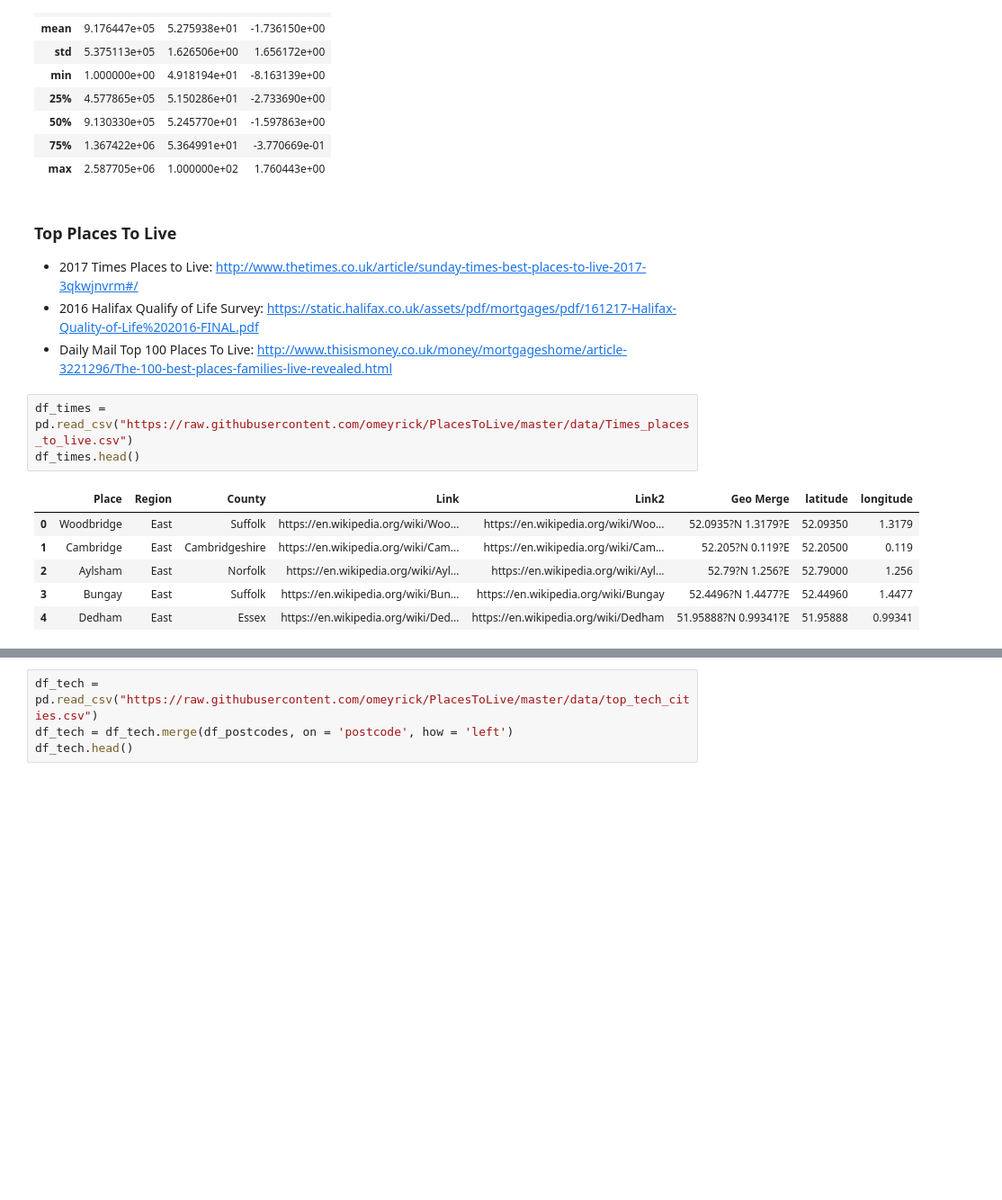
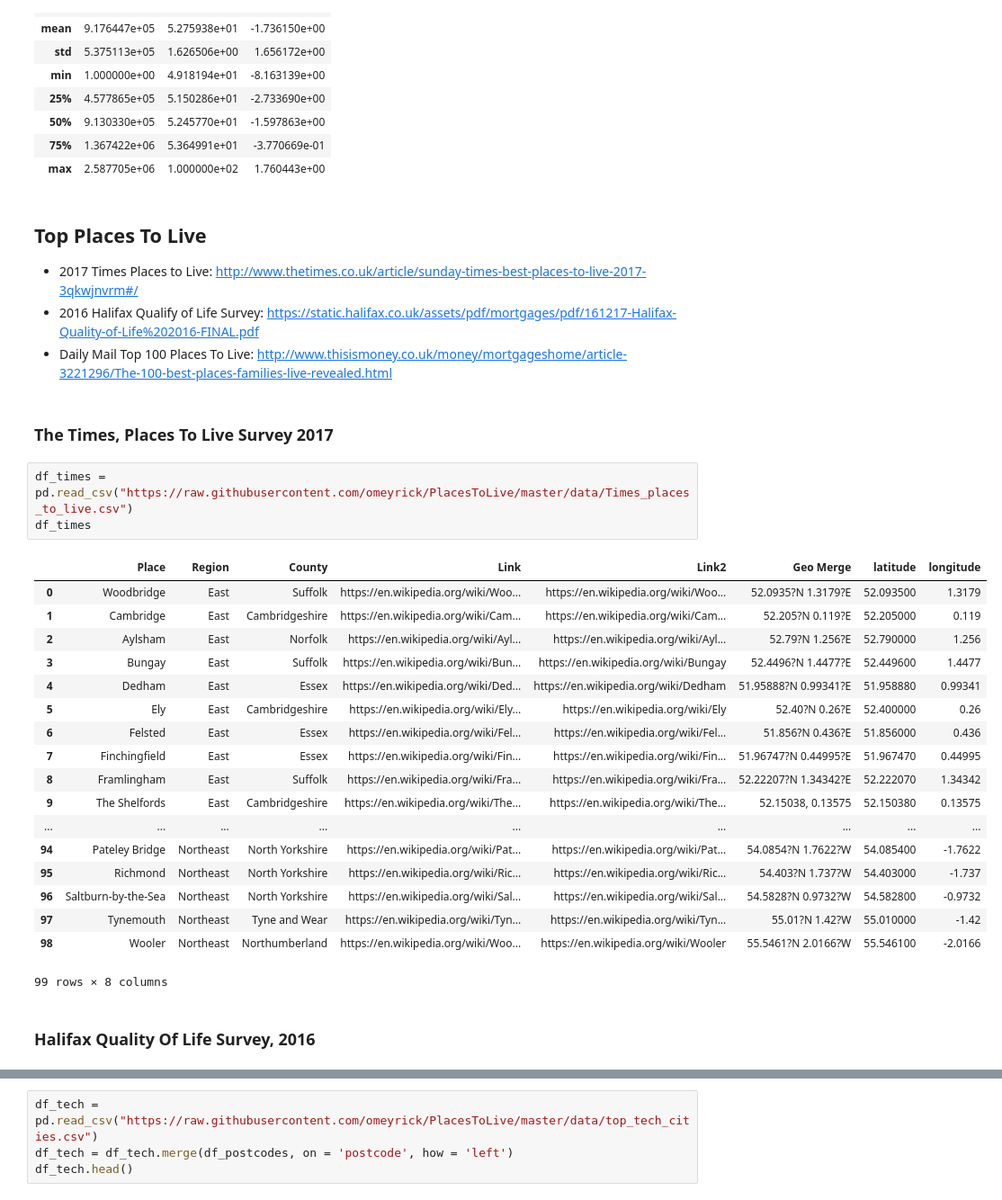
Before and after one commit to omeyrick/PlacesToLive, a Jupyter notebook: Jupyter - PlacesToLive.ipynb, the cells around one changed output, grey strips where cells are left out. Shown at 90% size. Saved outputs shown, nothing was run; the diff lists cells and outputs as text; blank space fills up the shorter version.

```diff
--- a/Jupyter - PlacesToLive.ipynb
+++ b/Jupyter - PlacesToLive.ipynb
@@ -25,20 +28,36 @@ df_postcodes.describe()
 | 75% | 1.367422e+06 | 5.364991e+01 | -3.770669e-01 |
 | max | 2.587705e+06 | 1.000000e+02 | 1.760443e+00 |
 # %% [markdown]
-### Top Places To Live
+## Top Places To Live
 
 * 2017 Times Places to Live: http://www.thetimes.co.uk/article/sunday-times-best-places-to-live-2017-3qkwjnvrm#/
 * 2016 Halifax Qualify of Life Survey: https://static.halifax.co.uk/assets/pdf/mortgages/pdf/161217-Halifax-Quality-of-Life%202016-FINAL.pdf
 * Daily Mail Top 100 Places To Live: http://www.thisismoney.co.uk/money/mortgageshome/article-3221296/The-100-best-places-families-live-revealed.html
+# %% [markdown]
+### The Times, Places To Live Survey 2017
 # %%
 df_times = pd.read_csv("https://raw.githubusercontent.com/omeyrick/PlacesToLive/master/data/Times_places_to_live.csv")
-df_times.head()
+df_times
 # %% [output]
 |  | Place | Region | County | Link | Link2 | Geo Merge | latitude | longitude |
-| 0 | Woodbridge | East | Suffolk | https://en.wikipedia.org/wiki/Woo... | https://en.wikipedia.org/wiki/Woo... | 52.0935?N 1.3179?E | 52.09350 | 1.3179 |
-| 1 | Cambridge | East | Cambridgeshire | https://en.wikipedia.org/wiki/Cam... | https://en.wikipedia.org/wiki/Cam... | 52.205?N 0.119?E | 52.20500 | 0.119 |
-| 2 | Aylsham | East | Norfolk | https://en.wikipedia.org/wiki/Ayl... | https://en.wikipedia.org/wiki/Ayl... | 52.79?N 1.256?E | 52.79000 | 1.256 |
-| 3 | Bungay | East | Suffolk | https://en.wikipedia.org/wiki/Bun... | https://en.wikipedia.org/wiki/Bungay | 52.4496?N 1.4477?E | 52.44960 | 1.4477 |
-| 4 | Dedham | East | Essex | https://en.wikipedia.org/wiki/Ded... | https://en.wikipedia.org/wiki/Dedham | 51.95888?N 0.99341?E | 51.95888 | 0.99341 |
+| 0 | Woodbridge | East | Suffolk | https://en.wikipedia.org/wiki/Woo... | https://en.wikipedia.org/wiki/Woo... | 52.0935?N 1.3179?E | 52.093500 | 1.3179 |
+| 1 | Cambridge | East | Cambridgeshire | https://en.wikipedia.org/wiki/Cam... | https://en.wikipedia.org/wiki/Cam... | 52.205?N 0.119?E | 52.205000 | 0.119 |
+| 2 | Aylsham | East | Norfolk | https://en.wikipedia.org/wiki/Ayl... | https://en.wikipedia.org/wiki/Ayl... | 52.79?N 1.256?E | 52.790000 | 1.256 |
+| 3 | Bungay | East | Suffolk | https://en.wikipedia.org/wiki/Bun... | https://en.wikipedia.org/wiki/Bungay | 52.4496?N 1.4477?E | 52.449600 | 1.4477 |
+| 4 | Dedham | East | Essex | https://en.wikipedia.org/wiki/Ded... | https://en.wikipedia.org/wiki/Dedham | 51.95888?N 0.99341?E | 51.958880 | 0.99341 |
+| 5 | Ely | East | Cambridgeshire | https://en.wikipedia.org/wiki/Ely... | https://en.wikipedia.org/wiki/Ely | 52.40?N 0.26?E | 52.400000 | 0.26 |
+| 6 | Felsted | East | Essex | https://en.wikipedia.org/wiki/Fel... | https://en.wikipedia.org/wiki/Fel... | 51.856?N 0.436?E | 51.856000 | 0.436 |
+| 7 | Finchingfield | East | Essex | https://en.wikipedia.org/wiki/Fin... | https://en.wikipedia.org/wiki/Fin... | 51.96747?N 0.44995?E | 51.967470 | 0.44995 |
+| 8 | Framlingham | East | Suffolk | https://en.wikipedia.org/wiki/Fra... | https://en.wikipedia.org/wiki/Fra... | 52.22207?N 1.34342?E | 52.222070 | 1.34342 |
+| 9 | The Shelfords | East | Cambridgeshire | https://en.wikipedia.org/wiki/The... | https://en.wikipedia.org/wiki/The... | 52.15038, 0.13575 | 52.150380 | 0.13575 |
+| ... | ... | ... | ... | ... | ... | ... | ... | ... |
+| 94 | Pateley Bridge | Northeast | North Yorkshire | https://en.wikipedia.org/wiki/Pat... | https://en.wikipedia.org/wiki/Pat... | 54.0854?N 1.7622?W | 54.085400 | -1.7622 |
+| 95 | Richmond | Northeast | North Yorkshire | https://en.wikipedia.org/wiki/Ric... | https://en.wikipedia.org/wiki/Ric... | 54.403?N 1.737?W | 54.403000 | -1.737 |
+| 96 | Saltburn-by-the-Sea | Northeast | North Yorkshire | https://en.wikipedia.org/wiki/Sal... | https://en.wikipedia.org/wiki/Sal... | 54.5828?N 0.9732?W | 54.582800 | -0.9732 |
+| 97 | Tynemouth | Northeast | Tyne and Wear | https://en.wikipedia.org/wiki/Tyn... | https://en.wikipedia.org/wiki/Tyn... | 55.01?N 1.42?W | 55.010000 | -1.42 |
+| 98 | Wooler | Northeast | Northumberland | https://en.wikipedia.org/wiki/Woo... | https://en.wikipedia.org/wiki/Wooler | 55.5461?N 2.0166?W | 55.546100 | -2.0166 |
+99 rows × 8 columns
+# %% [markdown]
+### Halifax Quality Of Life Survey, 2016
 # %%
 df_qol = pd.read_csv("https://raw.githubusercontent.com/omeyrick/PlacesToLive/master/data/Halifax_quality_of_life.csv")
```
Also changed, not shown: parts of 19 cells of this notebook, 3 other files.
